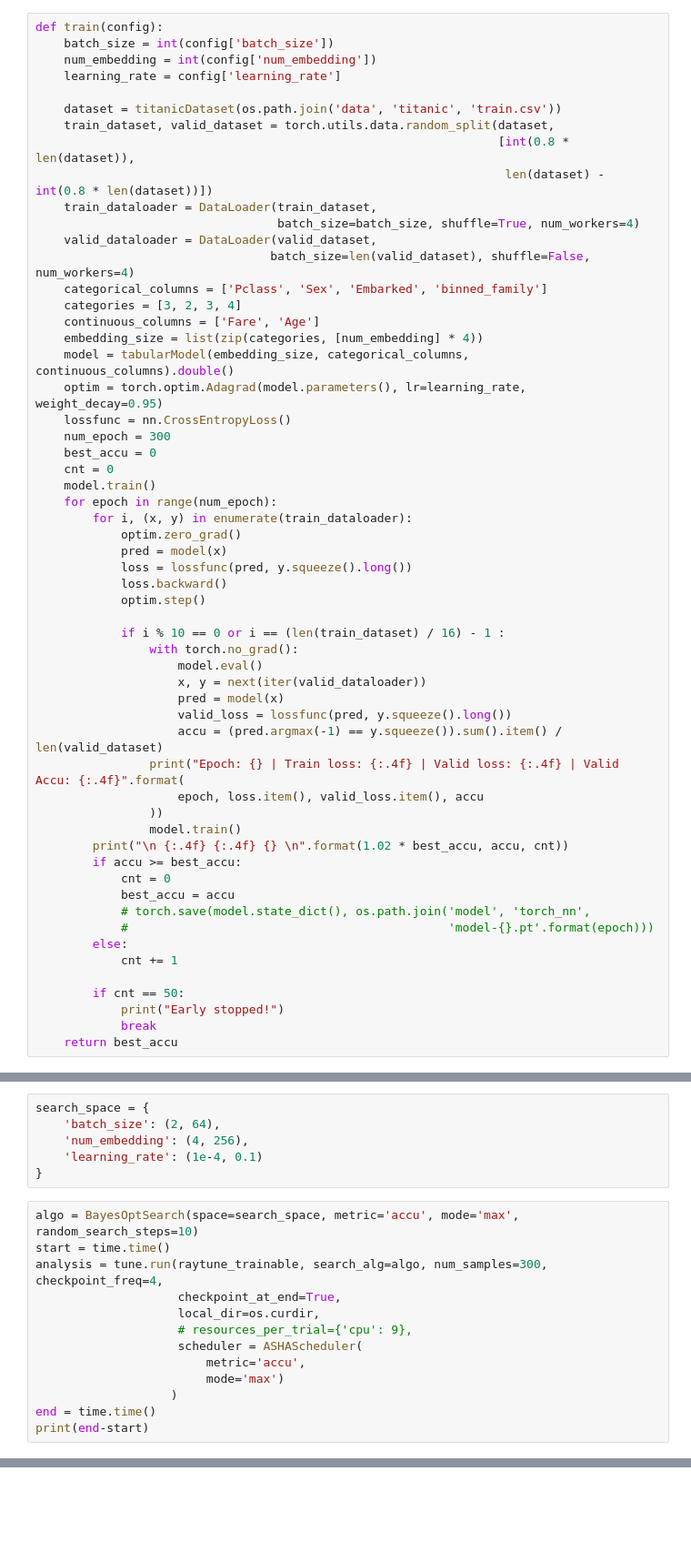
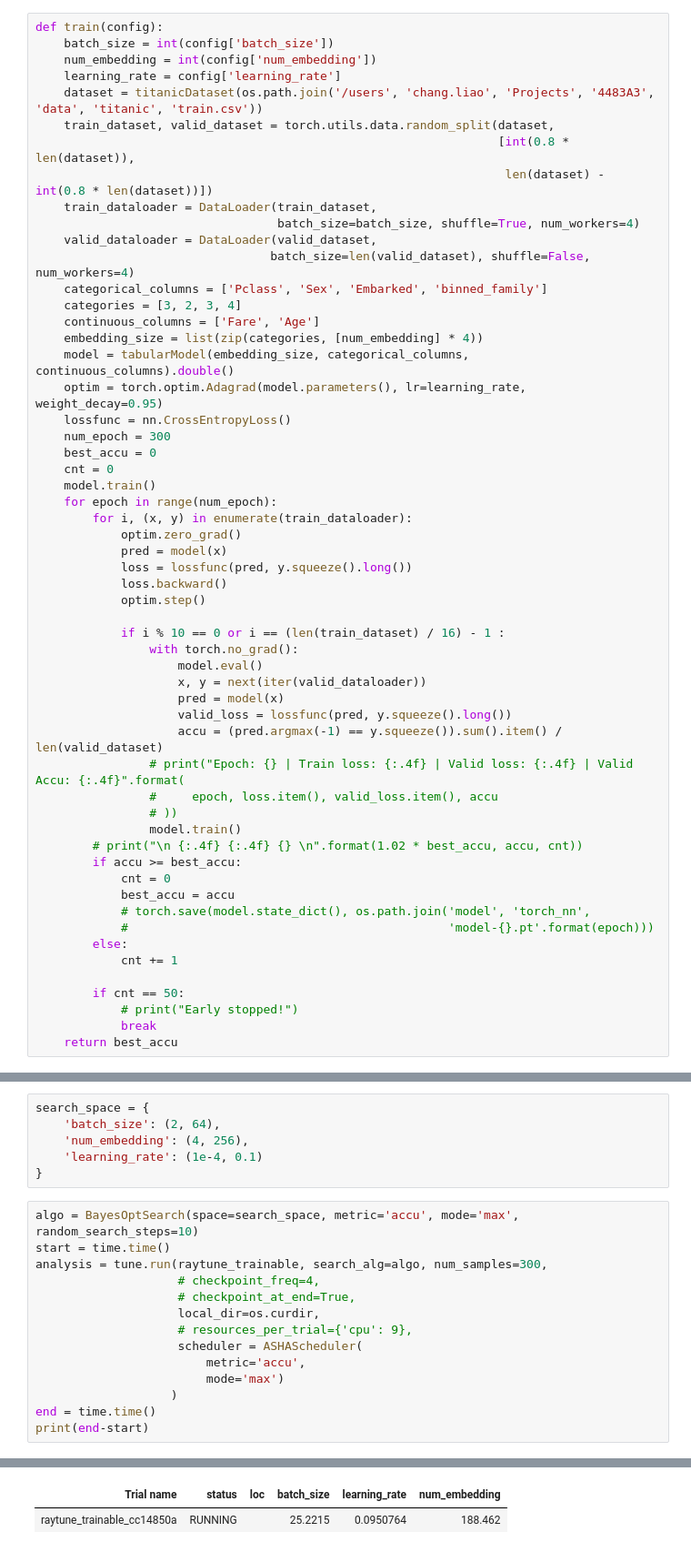
Before and after one commit to ScottLiao920/4483A3, a Jupyter notebook: tmp.ipynb, the cells around one changed output, grey strips where cells are left out. Shown at 91% size. Cells and saved outputs as stored; diff of their text form; blank space fills up the shorter version.

Commit message:
full path

```diff
--- a/tmp.ipynb
+++ b/tmp.ipynb
@@ -25,8 +35,7 @@ def train(config):
     batch_size = int(config['batch_size'])
     num_embedding = int(config['num_embedding'])
     learning_rate = config['learning_rate']
-
-    dataset = titanicDataset(os.path.join('data', 'titanic', 'train.csv'))
+    dataset = titanicDataset(os.path.join('/users', 'chang.liao', 'Projects', '4483A3', 'data', 'titanic', 'train.csv'))
     train_dataset, valid_dataset = torch.utils.data.random_split(dataset,
                                                                  [int(0.8 * len(dataset)),
                                                                   len(dataset) - int(0.8 * len(dataset))])
@@ -60,11 +69,11 @@ def train(config):
                     pred = model(x)
                     valid_loss = lossfunc(pred, y.squeeze().long())
                     accu = (pred.argmax(-1) == y.squeeze()).sum().item() / len(valid_dataset)
-                print("Epoch: {} | Train loss: {:.4f} | Valid loss: {:.4f} | Valid Accu: {:.4f}".format(
-                    epoch, loss.item(), valid_loss.item(), accu
-                ))
+                # print("Epoch: {} | Train loss: {:.4f} | Valid loss: {:.4f} | Valid Accu: {:.4f}".format(
+                #     epoch, loss.item(), valid_loss.item(), accu
+                # ))
                 model.train()
-        print("\n {:.4f} {:.4f} {} \n".format(1.02 * best_accu, accu, cnt))
+        # print("\n {:.4f} {:.4f} {} \n".format(1.02 * best_accu, accu, cnt))
         if accu >= best_accu:
             cnt = 0
             best_accu = accu
@@ -74,7 +83,7 @@ def train(config):
             cnt += 1
 
         if cnt == 50:
-            print("Early stopped!")
+            # print("Early stopped!")
             break
     return best_accu
 # %%
@@ -89,8 +98,9 @@ search_space = {
 # %%
 algo = BayesOptSearch(space=search_space, metric='accu', mode='max', random_search_steps=10)
 start = time.time()
-analysis = tune.run(raytune_trainable, search_alg=algo, num_samples=300, checkpoint_freq=4,
-                    checkpoint_at_end=True,
+analysis = tune.run(raytune_trainable, search_alg=algo, num_samples=300,
+                    # checkpoint_freq=4,
+                    # checkpoint_at_end=True,
                     local_dir=os.curdir,
                     # resources_per_trial={'cpu': 9},
                     scheduler = ASHAScheduler(
@@ -99,3 +109,4 @@ analysis = tune.run(raytune_trainable, search_alg=algo, num_samples=300, checkpo
                    )
 end = time.time()
 print(end-start)
+# %% [output]
@@ -101,0 +119,2 @@ print(end-start)
+| Trial name | status | loc | batch_size | learning_rate | num_embedding |
+| raytune_trainable_cc14850a | RUNNING |  | 25.2215 | 0.0950764 | 188.462 |
```
Also changed, not shown: parts of 4 cells of this notebook, 4 other files.
